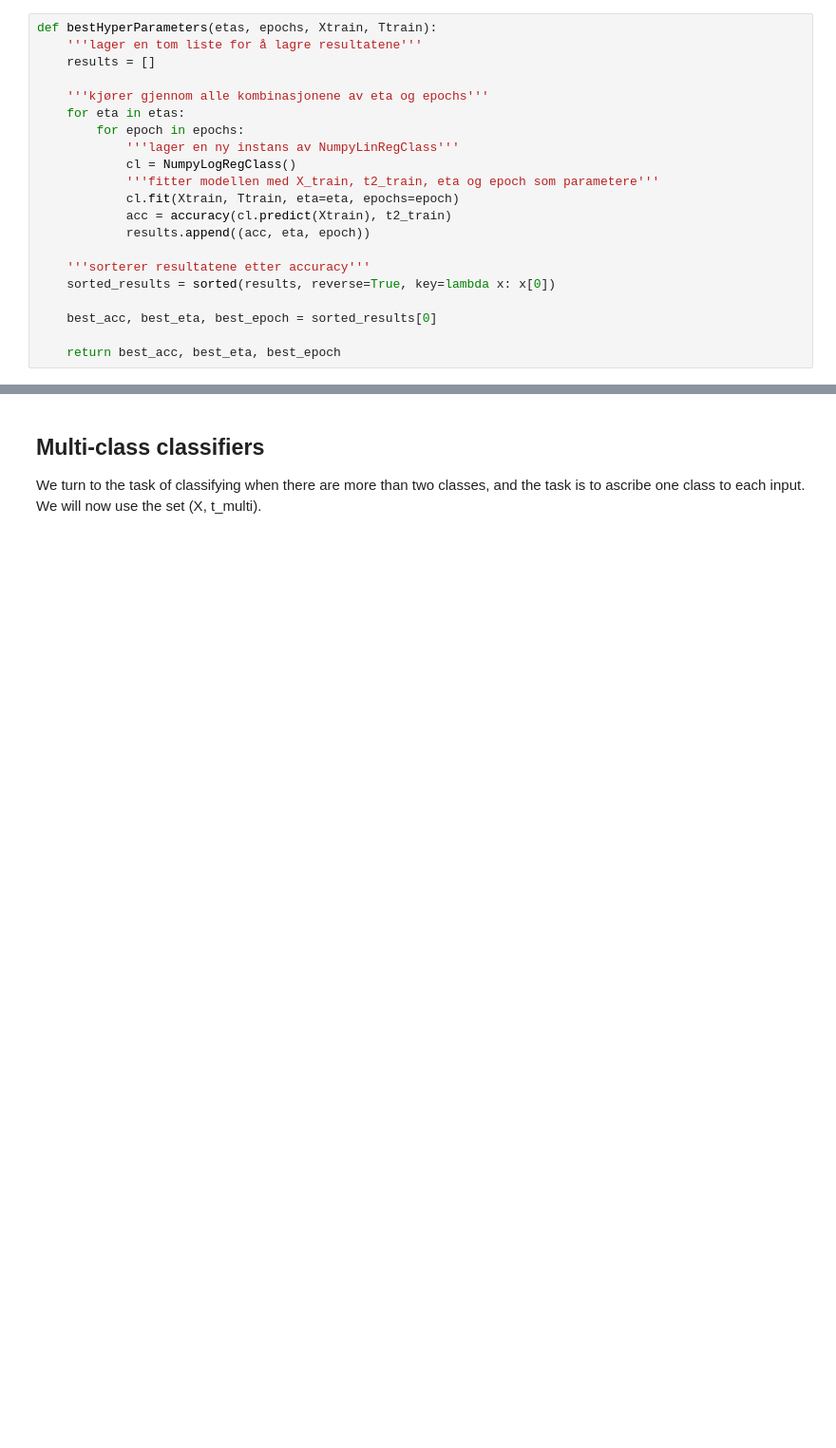
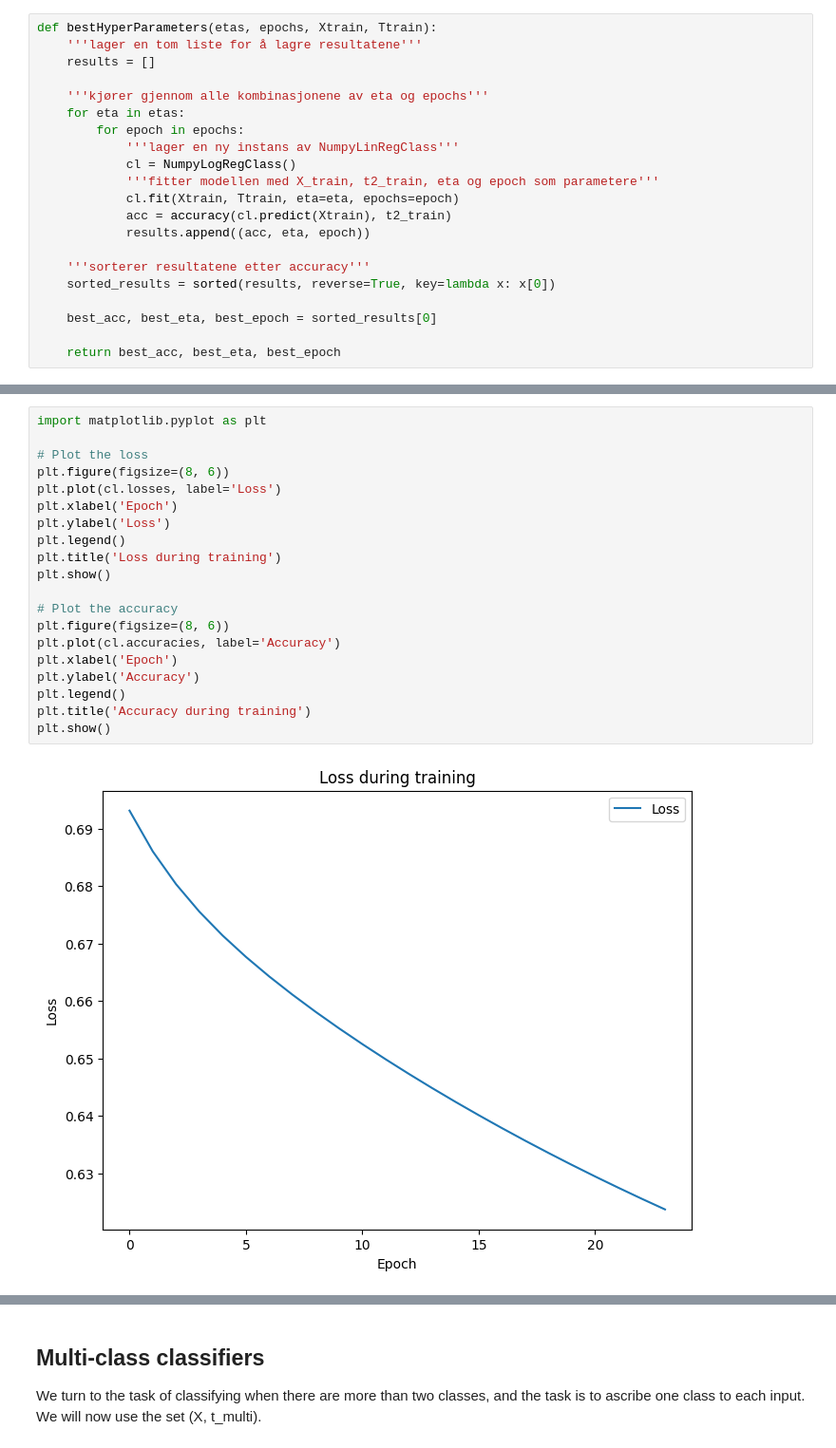
Before and after one commit to shahriarshaik/in3050-oblig-2-2024, a Jupyter notebook: in3050_in4050_2024_assignment2.ipynb, the cells around one changed output, grey strips where cells are left out. Shown at 95% size. Drawn from its saved outputs; the diff is of its cells as text; blank space fills up the shorter version.

```diff
--- a/in3050_in4050_2024_assignment2.ipynb
+++ b/in3050_in4050_2024_assignment2.ipynb
@@ -474,0 +477,22 @@ ValueError: matmul: Input operand 1 has a mismatch in its core dimension 0, with
+# %%
+import matplotlib.pyplot as plt
+
+# Plot the loss
+plt.figure(figsize=(8, 6))
+plt.plot(cl.losses, label='Loss')
+plt.xlabel('Epoch')
+plt.ylabel('Loss')
+plt.legend()
+plt.title('Loss during training')
+plt.show()
+
+# Plot the accuracy
+plt.figure(figsize=(8, 6))
+plt.plot(cl.accuracies, label='Accuracy')
+plt.xlabel('Epoch')
+plt.ylabel('Accuracy')
+plt.legend()
+plt.title('Accuracy during training')
+plt.show()
+# %% [output]
+[figure, added]
```
Also changed, not shown: parts of 7 cells of this notebook, 1 other file.
